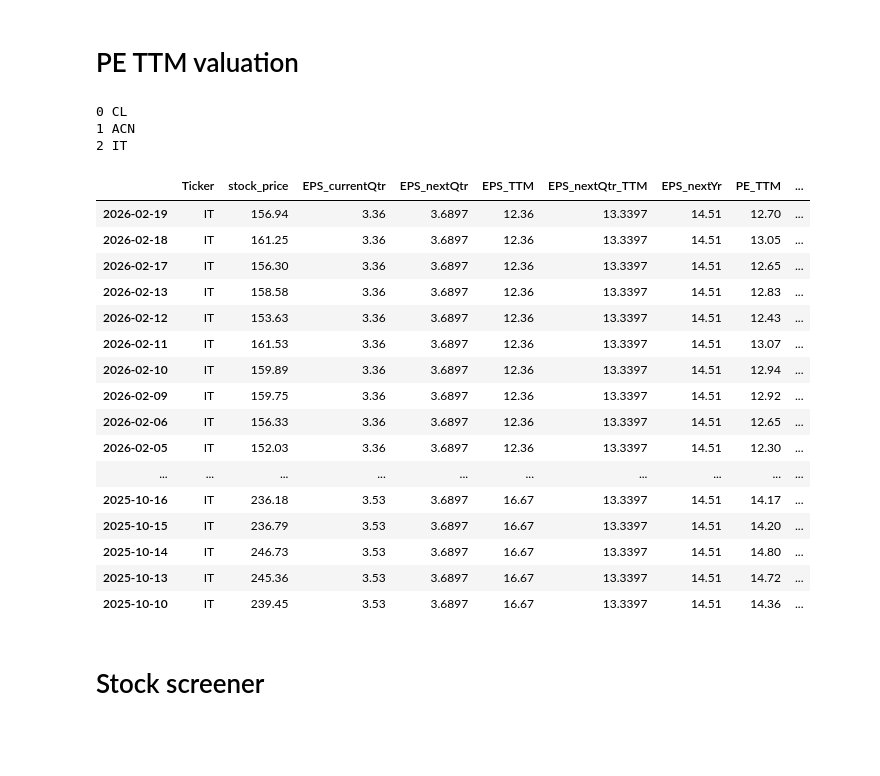
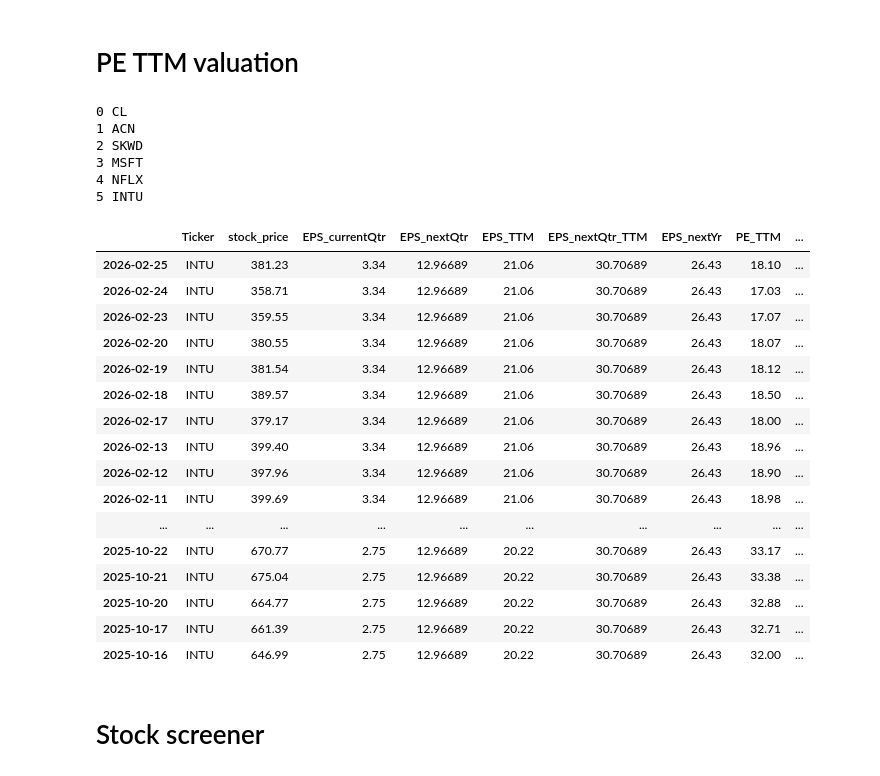
Before and after one commit to tangj310/Inv_equity, a Jupyter notebook: 03_PE_TTM_valuation/PE_TTM_valuation.ipynb, the cells around one changed output. Saved outputs shown, nothing was run; the diff lists cells and outputs as text; code cells hidden in the pictures; blank space fills up the shorter version.

```diff
--- a/03_PE_TTM_valuation/PE_TTM_valuation.ipynb
+++ b/03_PE_TTM_valuation/PE_TTM_valuation.ipynb
@@ -57,18 +57,17 @@ ticker_symbols = [
 
     'CL'
     ,'ACN'
-    ,'IT'
     # ,'GOOG'
     # ,'TSM'
     # ,'META'
     # ,'LPG'
     # ,'NVDA'
-    # ,'SKWD'
-    # ,'MSFT'
-    # ,'NFLX'
+    ,'SKWD'
+    ,'MSFT'
+    ,'NFLX'
     # ,'V'
     # ,'PG'
-    # ,'INTU'
+    ,'INTU'
     # ,'ISRG'
     ]
 
@@ -771,27 +770,30 @@ ticker_screen_df['Industry_PE_TTM_avg'] = round(ticker_screen_df['PE_TTM'].mean(
 # %% [output]
 0 CL
 1 ACN
-2 IT
+2 SKWD
+3 MSFT
+4 NFLX
+5 INTU
 # %%
-ticker_dict_pd['IT']
+ticker_dict_pd['INTU']
 # %% [output]
 |  | Ticker | stock_price | EPS_currentQtr | EPS_nextQtr | EPS_TTM | EPS_nextQtr_TTM | EPS_nextYr | PE_TTM | ... |
-| 2026-02-19 | IT | 156.94 | 3.36 | 3.6897 | 12.36 | 13.3397 | 14.51 | 12.70 | ... |
-| 2026-02-18 | IT | 161.25 | 3.36 | 3.6897 | 12.36 | 13.3397 | 14.51 | 13.05 | ... |
-| 2026-02-17 | IT | 156.30 | 3.36 | 3.6897 | 12.36 | 13.3397 | 14.51 | 12.65 | ... |
-| 2026-02-13 | IT | 158.58 | 3.36 | 3.6897 | 12.36 | 13.3397 | 14.51 | 12.83 | ... |
-| 2026-02-12 | IT | 153.63 | 3.36 | 3.6897 | 12.36 | 13.3397 | 14.51 | 12.43 | ... |
-| 2026-02-11 | IT | 161.53 | 3.36 | 3.6897 | 12.36 | 13.3397 | 14.51 | 13.07 | ... |
-| 2026-02-10 | IT | 159.89 | 3.36 | 3.6897 | 12.36 | 13.3397 | 14.51 | 12.94 | ... |
-| 2026-02-09 | IT | 159.75 | 3.36 | 3.6897 | 12.36 | 13.3397 | 14.51 | 12.92 | ... |
-| 2026-02-06 | IT | 156.33 | 3.36 | 3.6897 | 12.36 | 13.3397 | 14.51 | 12.65 | ... |
-| 2026-02-05 | IT | 152.03 | 3.36 | 3.6897 | 12.36 | 13.3397 | 14.51 | 12.30 | ... |
+| 2026-02-25 | INTU | 381.23 | 3.34 | 12.96689 | 21.06 | 30.70689 | 26.43 | 18.10 | ... |
+| 2026-02-24 | INTU | 358.71 | 3.34 | 12.96689 | 21.06 | 30.70689 | 26.43 | 17.03 | ... |
+| 2026-02-23 | INTU | 359.55 | 3.34 | 12.96689 | 21.06 | 30.70689 | 26.43 | 17.07 | ... |
+| 2026-02-20 | INTU | 380.55 | 3.34 | 12.96689 | 21.06 | 30.70689 | 26.43 | 18.07 | ... |
+| 2026-02-19 | INTU | 381.54 | 3.34 | 12.96689 | 21.06 | 30.70689 | 26.43 | 18.12 | ... |
+| 2026-02-18 | INTU | 389.57 | 3.34 | 12.96689 | 21.06 | 30.70689 | 26.43 | 18.50 | ... |
+| 2026-02-17 | INTU | 379.17 | 3.34 | 12.96689 | 21.06 | 30.70689 | 26.43 | 18.00 | ... |
+| 2026-02-13 | INTU | 399.40 | 3.34 | 12.96689 | 21.06 | 30.70689 | 26.43 | 18.96 | ... |
+| 2026-02-12 | INTU | 397.96 | 3.34 | 12.96689 | 21.06 | 30.70689 | 26.43 | 18.90 | ... |
+| 2026-02-11 | INTU | 399.69 | 3.34 | 12.96689 | 21.06 | 30.70689 | 26.43 | 18.98 | ... |
 | ... | ... | ... | ... | ... | ... | ... | ... | ... | ... |
-| 2025-10-16 | IT | 236.18 | 3.53 | 3.6897 | 16.67 | 13.3397 | 14.51 | 14.17 | ... |
-| 2025-10-15 | IT | 236.79 | 3.53 | 3.6897 | 16.67 | 13.3397 | 14.51 | 14.20 | ... |
-| 2025-10-14 | IT | 246.73 | 3.53 | 3.6897 | 16.67 | 13.3397 | 14.51 | 14.80 | ... |
-| 2025-10-13 | IT | 245.36 | 3.53 | 3.6897 | 16.67 | 13.3397 | 14.51 | 14.72 | ... |
-| 2025-10-10 | IT | 239.45 | 3.53 | 3.6897 | 16.67 | 13.3397 | 14.51 | 14.36 | ... |
+| 2025-10-22 | INTU | 670.77 | 2.75 | 12.96689 | 20.22 | 30.70689 | 26.43 | 33.17 | ... |
+| 2025-10-21 | INTU | 675.04 | 2.75 | 12.96689 | 20.22 | 30.70689 | 26.43 | 33.38 | ... |
+| 2025-10-20 | INTU | 664.77 | 2.75 | 12.96689 | 20.22 | 30.70689 | 26.43 | 32.88 | ... |
+| 2025-10-17 | INTU | 661.39 | 2.75 | 12.96689 | 20.22 | 30.70689 | 26.43 | 32.71 | ... |
+| 2025-10-16 | INTU | 646.99 | 2.75 | 12.96689 | 20.22 | 30.70689 | 26.43 | 32.00 | ... |
 # %% [markdown]
 # Stock screener
 # %%
```
Also changed, not shown: parts of 8 cells of this notebook.
